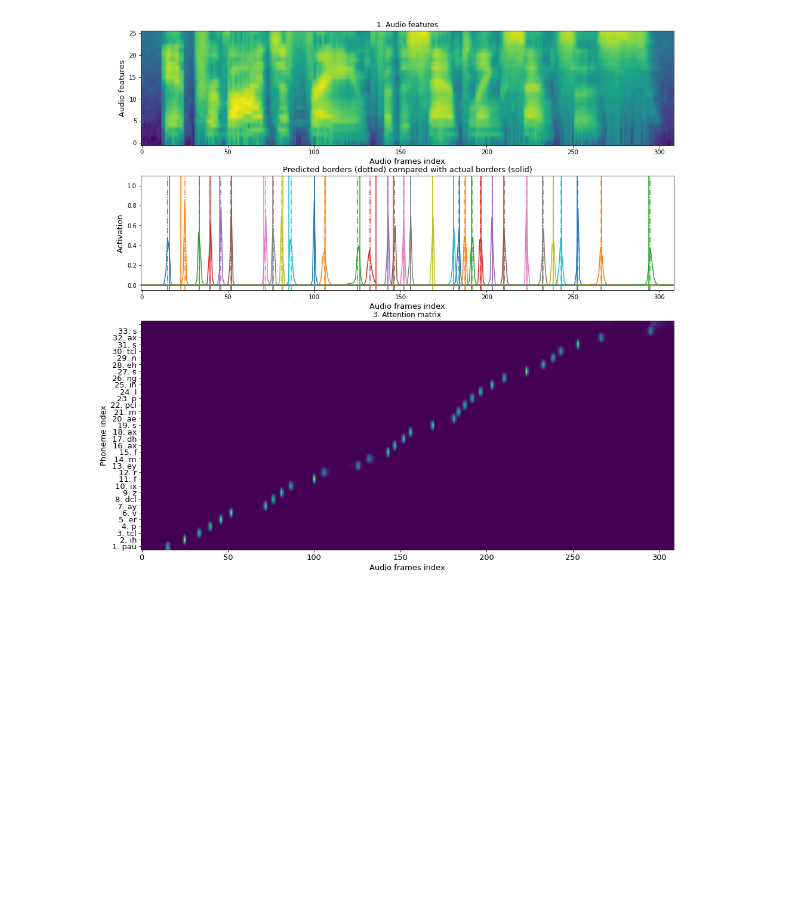
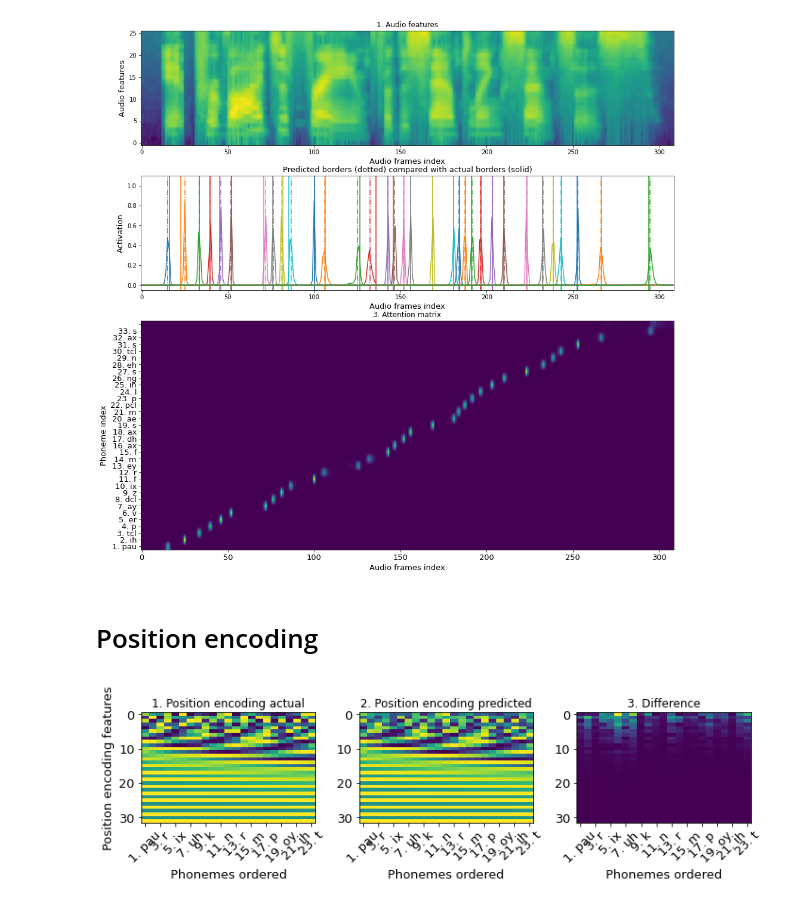
Before and after one commit to vegetablejuiceftw/soft-pointer-networks, a Jupyter notebook: Soft_Pointer_Network_DEMO.ipynb, the cells around one changed output. Cells and saved outputs as stored; diff of their text form; code cells hidden in the pictures; blank space fills up the shorter version.

```diff
--- a/Soft_Pointer_Network_DEMO.ipynb
+++ b/Soft_Pointer_Network_DEMO.ipynb
@@ -305,3 +305,55 @@ inp: Utterance = test_dataset[136]   # < - - - - - - - change this
 display_uterance(inp)
 # %% [output]
 [figure]
+# %% [markdown]
+# Position encoding
+# %%
+inp: Utterance = test_dataset[36]
+
+audio = inp.features.clone()
+length = audio.shape[0]
+
+label_vec = inp.label_vec
+actual_borders = inp.border
+transcription = inp.in_transcription
+t_count, t_features = transcription.shape
+
+# return position encodings
+pos_encoding_out = soft_pointer_model.with_position(transcription.unsqueeze(0), None, audio.unsqueeze(0), None).detach().cpu().squeeze(0)
+
+
+fig = plt.figure(figsize=(10, 3), constrained_layout=True)
+gs = gridspec.GridSpec(ncols=3, nrows=1)
+
+labels_ids = np.argmax(transcription.cpu(), axis=1).tolist()
+labels = [KNOWN_LABELS[lab] for lab in labels_ids]
+labels_pos = actual_borders.cpu().tolist()
+
+ax1 = fig.add_subplot(gs[0])
+ax2 = fig.add_subplot(gs[1], sharey=ax1)
+ax3 = fig.add_subplot(gs[2], sharey=ax1)
+
+ax1.imshow(inp.position.cpu().numpy().T, aspect='auto')
+ax1.title.set_text("1. Position encoding actual")
+ax1.set_xlabel('Phonemes ordered', fontsize=13)
+ax1.set_ylabel('Position encoding features', fontsize=13)
+ax1.tick_params(axis='both', which='both', labelsize=13)
+ax1.set_xticks(list(range(t_count - 1))[::2])
+ax1.set_xticklabels([f"{i+1}. {p}{(i%2 == 6) * ' - - '}" for i, p in enumerate(labels)][::2], rotation=45)
+
+ax2.imshow(pos_encoding_out.cpu().numpy().T, aspect='auto')
+ax2.title.set_text("2. Position encoding predicted")
+ax2.set_xlabel('Phonemes ordered', fontsize=13)
+ax2.tick_params(axis='both', which='both', labelsize=13)
+ax2.set_xticks(list(range(t_count - 1))[::2])
+ax2.set_xticklabels([f"{i+1}. {p}{(i%2 == 6) * ' - - '}" for i, p in enumerate(labels)][::2], rotation=45)
+
+ax3.imshow((pos_encoding_out - inp.position).abs().cpu().numpy().T, aspect='auto')
+ax3.title.set_text("3. Difference")
+ax3.set_xlabel('Phonemes ordered', fontsize=13)
+ax3.tick_params(axis='both', which='both', labelsize=13)
+ax3.set_xticks(list(range(t_count - 1))[::2])
+ax3.set_xticklabels([f"{i+1}. {p}{(i%2 == 6) * ' - - '}" for i, p in enumerate(labels)][::2], rotation=45)
+fig.tight_layout()
+# %% [output]
+[figure, added]
```
Also changed, not shown: 9 other files.
